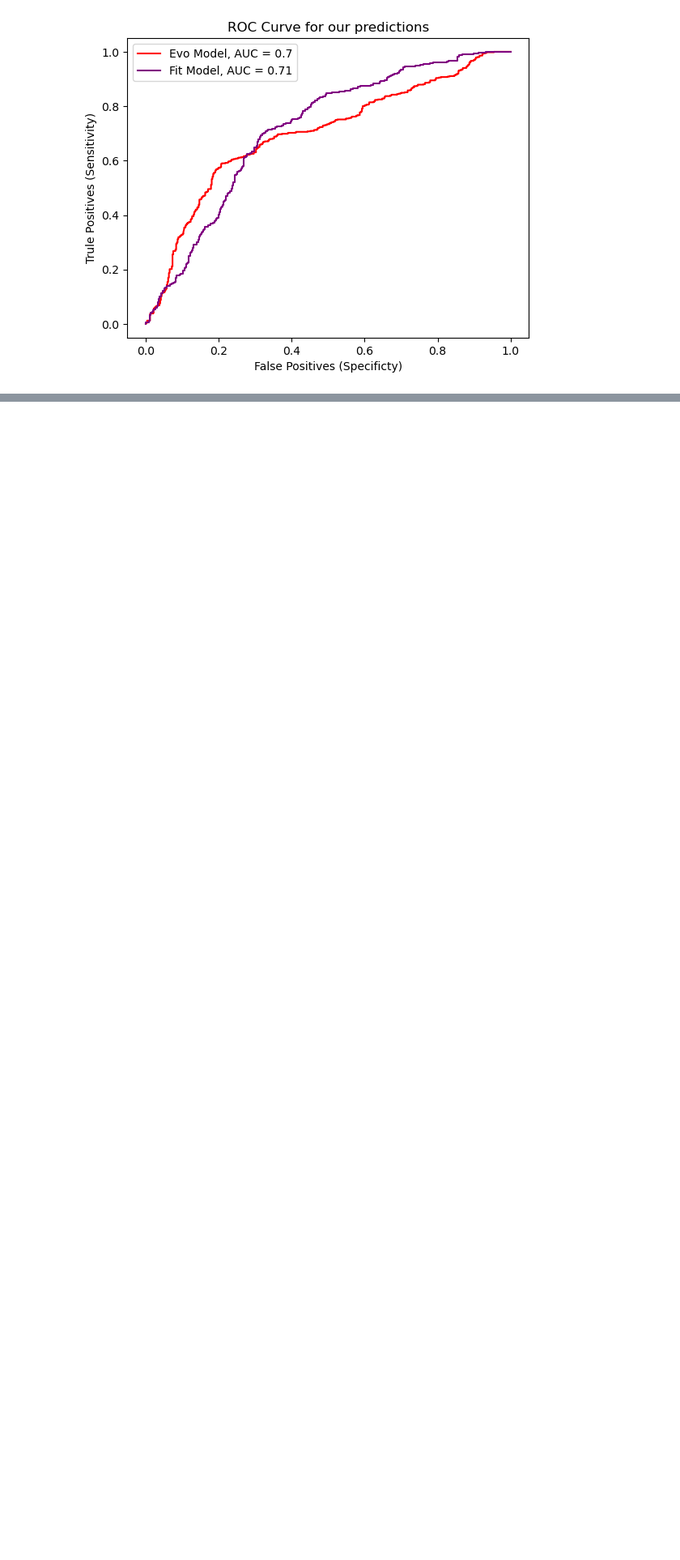
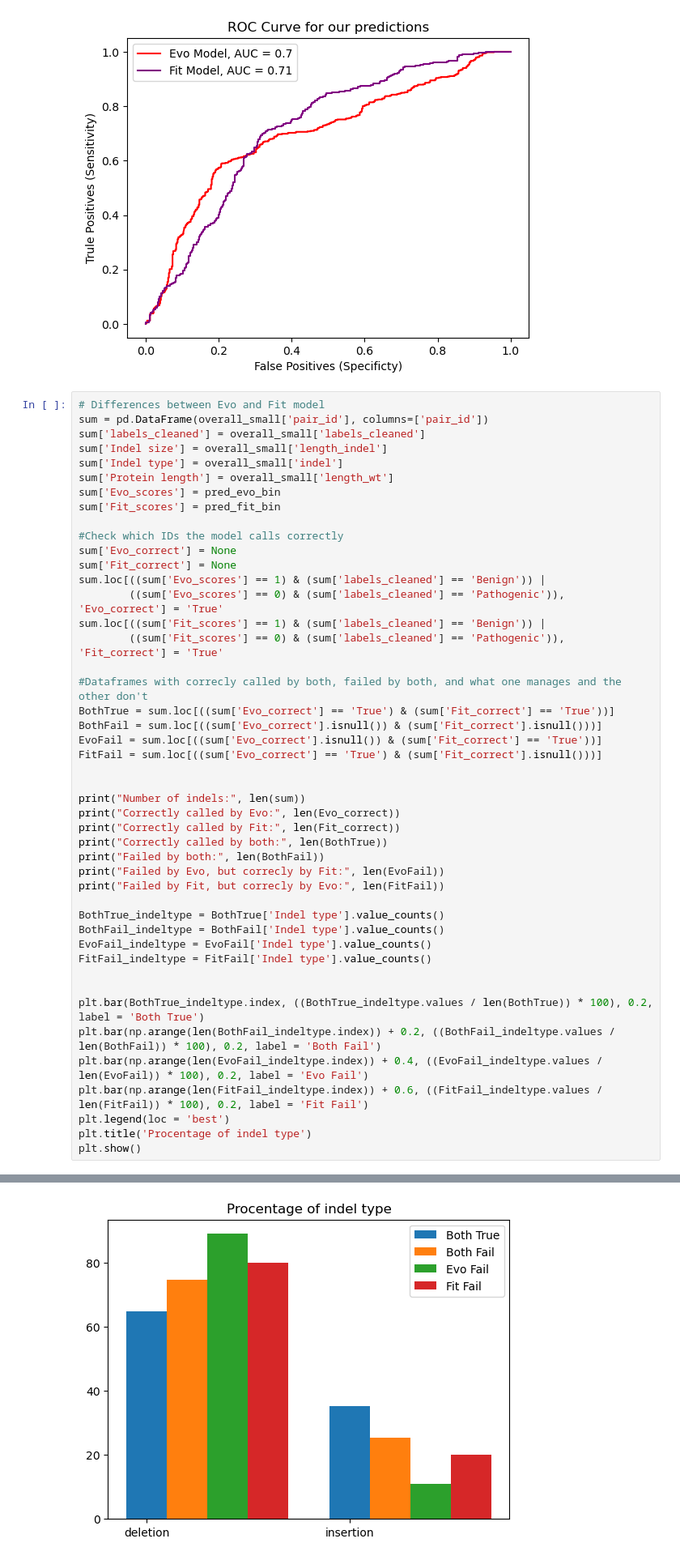
Before and after one commit to OriolGraCar/IndeLLM, a Jupyter notebook: Analysis/Analysis.ipynb, the cells around one changed output, grey strips where cells are left out. Shown at 81% size. Saved outputs shown, nothing was run; the diff lists cells and outputs as text; blank space fills up the shorter version.

Commit message:
Analyzed difference between Evo and Fit

```diff
--- a/Analysis/Analysis.ipynb
+++ b/Analysis/Analysis.ipynb
@@ -321,3 +329,50 @@ Text(0, 0.5, 'Trule Positives (Sensitivity)')
 Text(0.5, 1.0, 'ROC Curve for our predictions')
 <matplotlib.legend.Legend at 0x...>
 [figure]
+# %%
+# Differences between Evo and Fit model
+sum = pd.DataFrame(overall_small['pair_id'], columns=['pair_id'])
+sum['labels_cleaned'] = overall_small['labels_cleaned']
+sum['Indel size'] = overall_small['length_indel']
+sum['Indel type'] = overall_small['indel']
+sum['Protein length'] = overall_small['length_wt']
+sum['Evo_scores'] = pred_evo_bin
+sum['Fit_scores'] = pred_fit_bin
+
+#Check which IDs the model calls correctly
+sum['Evo_correct'] = None
+sum['Fit_correct'] = None
+sum.loc[((sum['Evo_scores'] == 1) & (sum['labels_cleaned'] == 'Benign')) |
+        ((sum['Evo_scores'] == 0) & (sum['labels_cleaned'] == 'Pathogenic')), 'Evo_correct'] = 'True'
+sum.loc[((sum['Fit_scores'] == 1) & (sum['labels_cleaned'] == 'Benign')) |
+        ((sum['Fit_scores'] == 0) & (sum['labels_cleaned'] == 'Pathogenic')), 'Fit_correct'] = 'True'
+
+#Dataframes with correcly called by both, failed by both, and what one manages and the other don't
+BothTrue = sum.loc[((sum['Evo_correct'] == 'True') & (sum['Fit_correct'] == 'True'))]
+BothFail = sum.loc[((sum['Evo_correct'].isnull()) & (sum['Fit_correct'].isnull()))]
+EvoFail = sum.loc[((sum['Evo_correct'].isnull()) & (sum['Fit_correct'] == 'True'))]
+FitFail = sum.loc[((sum['Evo_correct'] == 'True') & (sum['Fit_correct'].isnull()))]
+
+
+print("Number of indels:", len(sum))
+print("Correctly called by Evo:", len(Evo_correct))
+print("Correctly called by Fit:", len(Fit_correct))
+print("Correctly called by both:", len(BothTrue))
+print("Failed by both:", len(BothFail))
+print("Failed by Evo, but correcly by Fit:", len(EvoFail))
+print("Failed by Fit, but correcly by Evo:", len(FitFail))
+
+BothTrue_indeltype = BothTrue['Indel type'].value_counts()
+BothFail_indeltype = BothFail['Indel type'].value_counts()
+EvoFail_indeltype = EvoFail['Indel type'].value_counts()
+FitFail_indeltype = FitFail['Indel type'].value_counts()
+
+
+plt.bar(BothTrue_indeltype.index, ((BothTrue_indeltype.values / len(BothTrue)) * 100), 0.2, label = 'Both True')
+plt.bar(np.arange(len(BothFail_indeltype.index)) + 0.2, ((BothFail_indeltype.values / len(BothFail)) * 100), 0.2, label = 'Both Fail')
+plt.bar(np.arange(len(EvoFail_indeltype.index)) + 0.4, ((EvoFail_indeltype.values / len(EvoFail)) * 100), 0.2, label = 'Evo Fail')
+plt.bar(np.arange(len(FitFail_indeltype.index)) + 0.6, ((FitFail_indeltype.values / len(FitFail)) * 100), 0.2, label = 'Fit Fail')
+plt.legend(loc = 'best')
+plt.title('Procentage of indel type')
+plt.show()
+# %% [output]
@@ -324,3 +392,4 @@ Text(0.5, 1.0, 'ROC Curve for our predictions')
+[figure, added]
 # %%
 #Try to add the methods together
 
```
Also changed, not shown: parts of 4 cells of this notebook.
